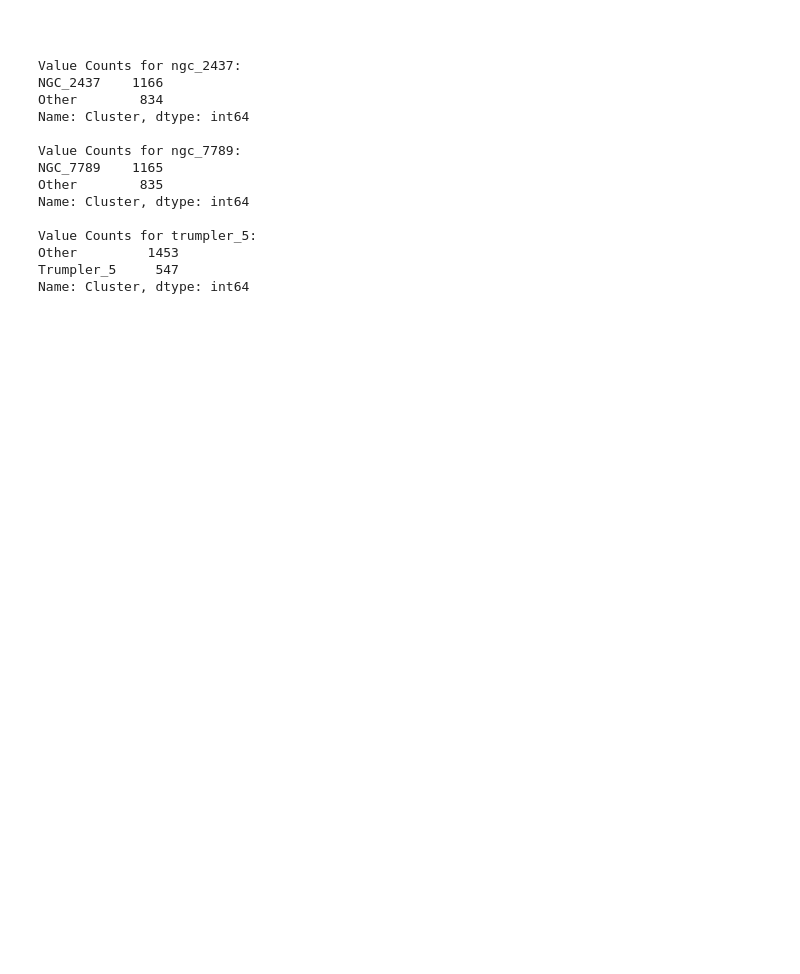
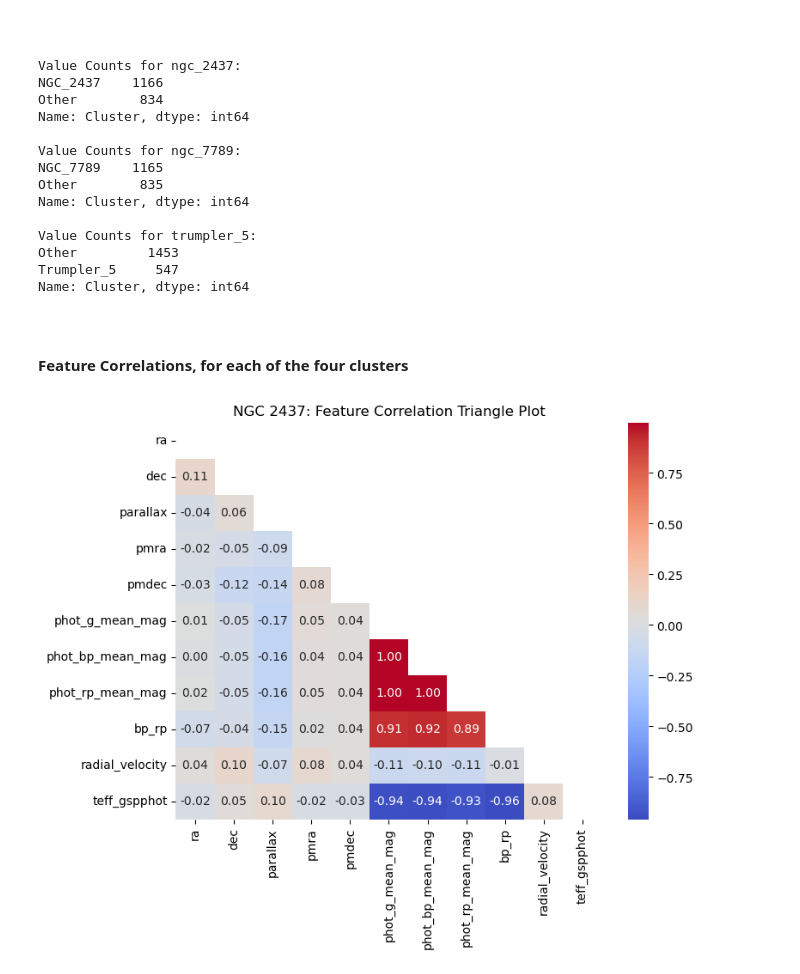
Before and after one commit to SakilaW/DATA301_Individual_Project, a Jupyter notebook: Code/Exploratory Data Analysis.ipynb, the cells around one changed output. Cells and saved outputs as stored; diff of their text form; code cells hidden in the pictures; blank space fills up the shorter version.

Commit message:
Updating EDA
Created correlation triangle plots, and RA vs DEC plots

```diff
--- a/Code/Exploratory Data Analysis.ipynb
+++ b/Code/Exploratory Data Analysis.ipynb
@@ -89,3 +105,17 @@ Value Counts for trumpler_5:
 Other         1453
 Trumpler_5     547
 Name: Cluster, dtype: int64
+# %% [markdown]
+<br>
+# %% [markdown]
+**Feature Correlations, for each of the four clusters**
+# %%
+## Feature Correlations for NGC 2437
+ngc2437_CM = ngc_2437.drop(columns = ['source_id']).corr()
+mask = np.triu(np.ones_like(ngc2437_CM, dtype = bool))
+plt.figure(figsize = (8, 6))
+sns.heatmap(ngc2437_CM, annot = True, cmap = 'coolwarm', fmt = ".2f", mask = mask)
+plt.title("NGC 2437: Feature Correlation Triangle Plot")
+plt.show()
+# %% [output]
+[figure, added]
```
Also changed, not shown: parts of 13 cells of this notebook.
